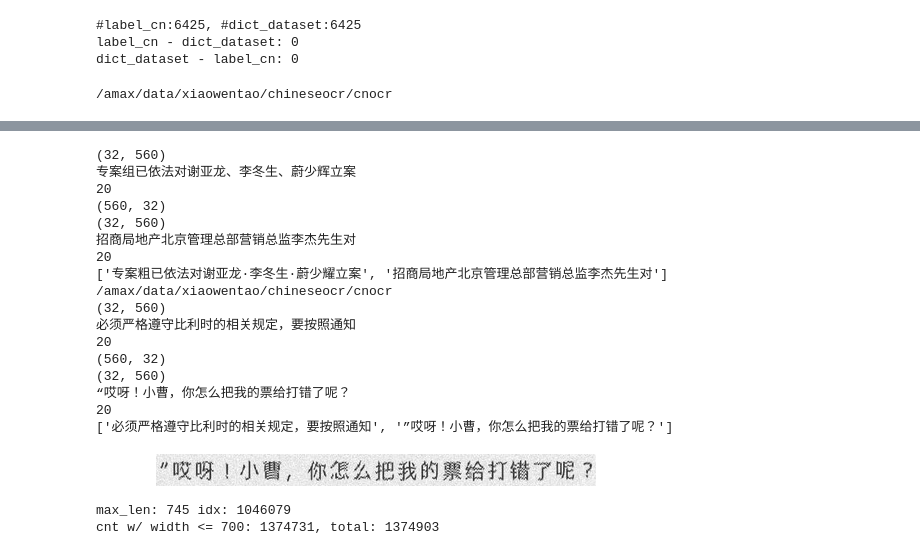
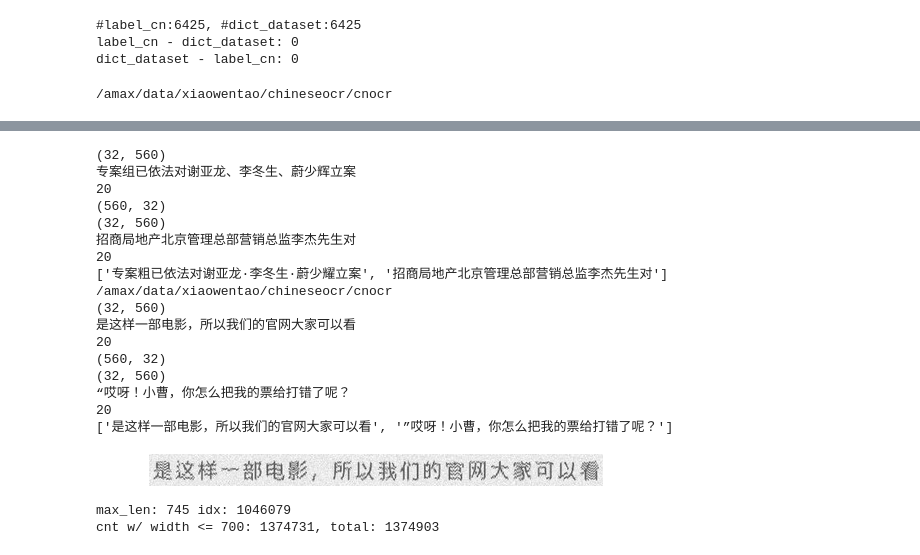
Before and after one commit to DCMMC/chineseocr, a Jupyter notebook: dataset_CS2S.ipynb, the cells around one changed output, grey strips where cells are left out. Drawn from its saved outputs; the diff is of its cells as text; code cells hidden in the pictures.

```diff
--- a/dataset_CS2S.ipynb
+++ b/dataset_CS2S.ipynb
@@ -487,7 +490,7 @@ from cnocr import CnOcr
 from cnocr.line_split import line_split
 import numpy as np
 
-idx = '10'
+idx = '100086'
 with h5py.File('../data_generated/dataset_fonts.h5', 'r') as d:
     print(d[idx]['img'][...].shape)
     img = Image.fromarray(d[idx]['img'][...])
@@ -521,6 +524,6 @@ with h5py.File('../data_generated/dataset_fonts.h5', 'r') as d:
 #     model_name='conv-lite-lstm', model_epoch=47)
 print([''.join(r) for r in crnn.ocr_for_single_lines(
     [np.array(img), np.array(img2)])])
-img2
+img
 # %% [output]
 /amax/data/xiaowentao/chineseocr/cnocr
@@ -528,21 +531,21 @@ img2
 (32, 560)
 专案组已依法对谢亚龙、李冬生、蔚少辉立案
 20
 (560, 32)
 (32, 560)
 招商局地产北京管理总部营销总监李杰先生对
 20
 ['专案粗已依法对谢亚龙·李冬生·蔚少耀立案', '招商局地产北京管理总部营销总监李杰先生对']
 /amax/data/xiaowentao/chineseocr/cnocr
 (32, 560)
-必须严格遵守比利时的相关规定，要按照通知
+是这样一部电影，所以我们的官网大家可以看
 20
 (560, 32)
 (32, 560)
 “哎呀！小曹，你怎么把我的票给打错了呢？
 20
-['必须严格遵守比利时的相关规定，要按照通知', '”哎呀！小曹，你怎么把我的票给打错了呢？']
+['是这样一部电影，所以我们的官网大家可以看', '”哎呀！小曹，你怎么把我的票给打错了呢？']
-[figure, old version]
+[figure, new version]
 # %%
 import h5py
 from PIL import Image, ImageOps
```
Also changed, not shown: parts of 17 cells of this notebook, 5 other files.
